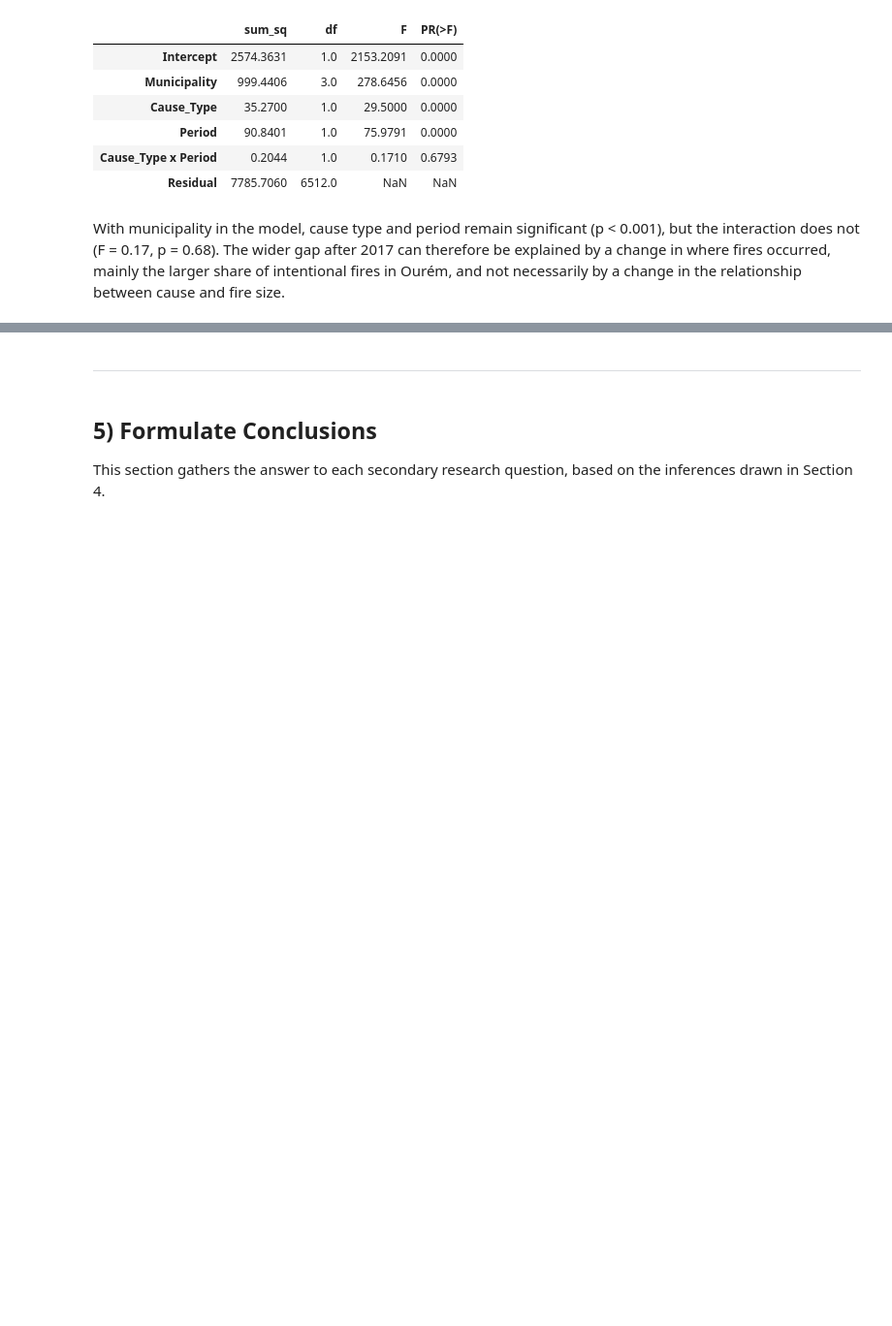
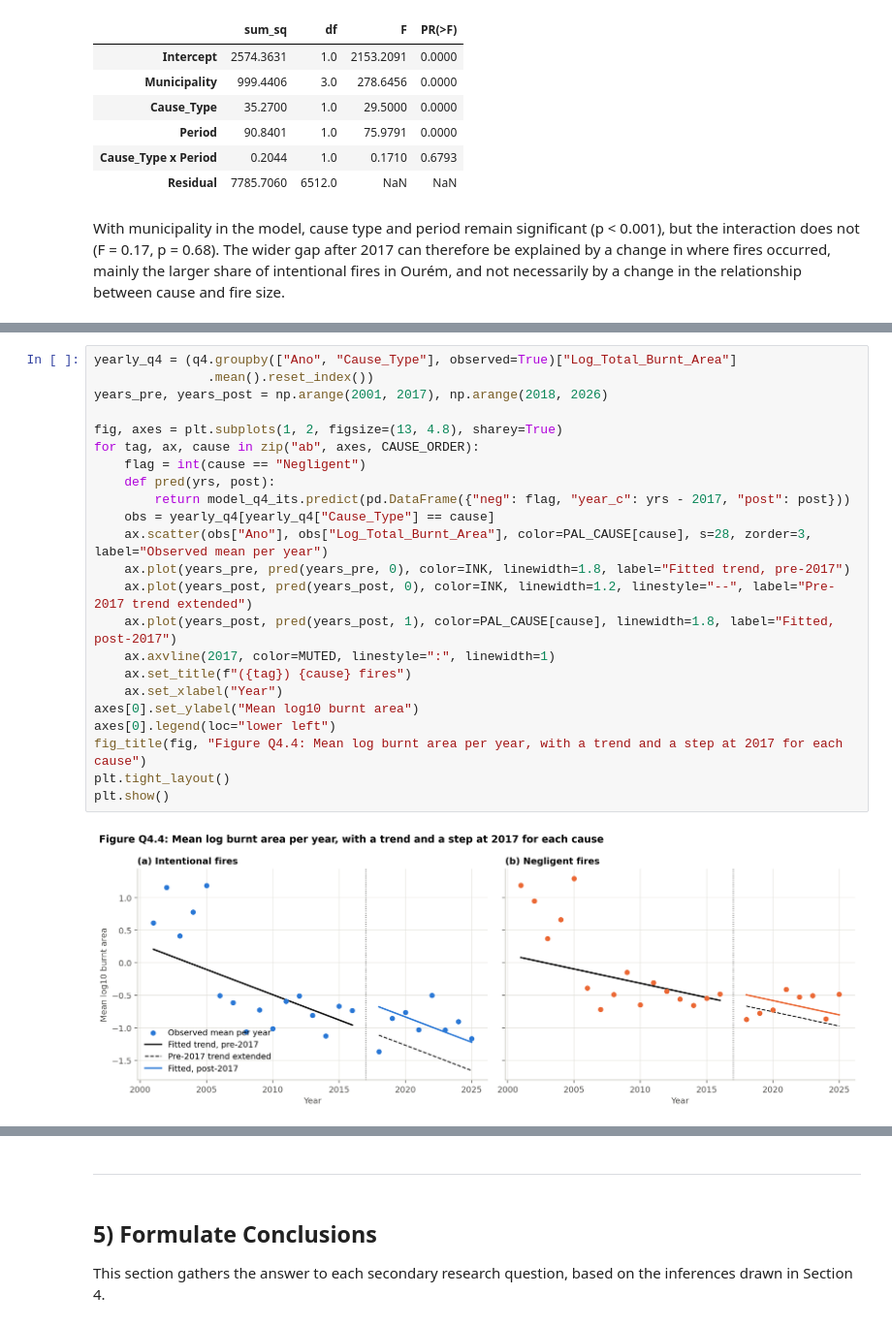
Before and after one commit to isabelamer/FCED_project, a Jupyter notebook: wildfires.ipynb, the cells around one changed output, grey strips where cells are left out. Shown at 97% size. Saved outputs shown, nothing was run; the diff lists cells and outputs as text; blank space fills up the shorter version.

Commit message:
Robustness check: balanced windows and pre-2017 trend

```diff
--- a/wildfires.ipynb
+++ b/wildfires.ipynb
@@ -1981,0 +2050,25 @@ With municipality in the model, cause type and period remain significant (p < 0.
+# %%
+yearly_q4 = (q4.groupby(["Ano", "Cause_Type"], observed=True)["Log_Total_Burnt_Area"]
+               .mean().reset_index())
+years_pre, years_post = np.arange(2001, 2017), np.arange(2018, 2026)
+
+fig, axes = plt.subplots(1, 2, figsize=(13, 4.8), sharey=True)
+for tag, ax, cause in zip("ab", axes, CAUSE_ORDER):
+    flag = int(cause == "Negligent")
+    def pred(yrs, post):
+        return model_q4_its.predict(pd.DataFrame({"neg": flag, "year_c": yrs - 2017, "post": post}))
+    obs = yearly_q4[yearly_q4["Cause_Type"] == cause]
+    ax.scatter(obs["Ano"], obs["Log_Total_Burnt_Area"], color=PAL_CAUSE[cause], s=28, zorder=3, label="Observed mean per year")
+    ax.plot(years_pre, pred(years_pre, 0), color=INK, linewidth=1.8, label="Fitted trend, pre-2017")
+    ax.plot(years_post, pred(years_post, 0), color=INK, linewidth=1.2, linestyle="--", label="Pre-2017 trend extended")
+    ax.plot(years_post, pred(years_post, 1), color=PAL_CAUSE[cause], linewidth=1.8, label="Fitted, post-2017")
+    ax.axvline(2017, color=MUTED, linestyle=":", linewidth=1)
+    ax.set_title(f"({tag}) {cause} fires")
+    ax.set_xlabel("Year")
+axes[0].set_ylabel("Mean log10 burnt area")
+axes[0].legend(loc="lower left")
+fig_title(fig, "Figure Q4.4: Mean log burnt area per year, with a trend and a step at 2017 for each cause")
+plt.tight_layout()
+plt.show()
+# %% [output]
+[figure, added]
```
Also changed, not shown: parts of 5 cells of this notebook.
